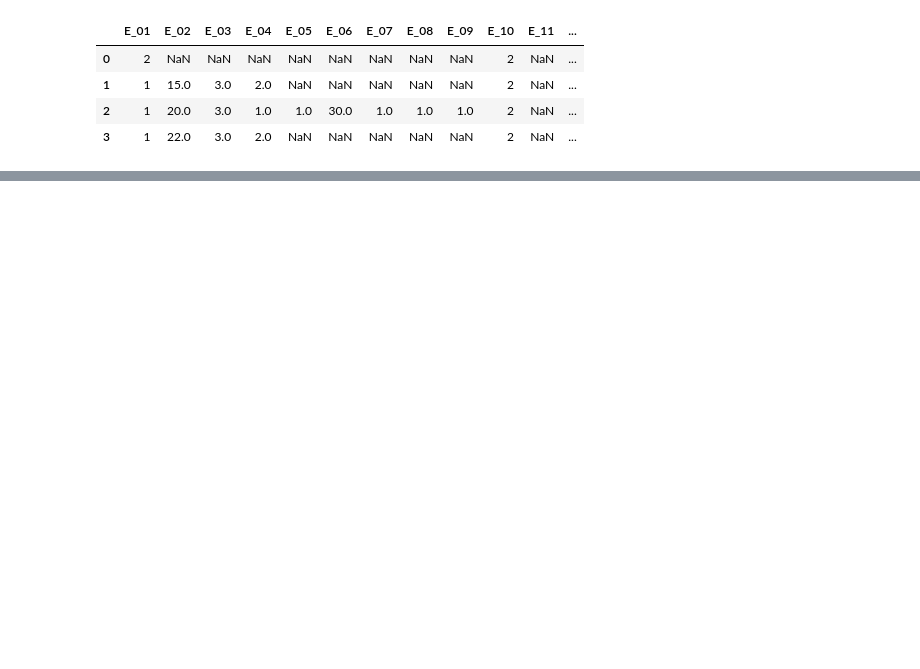
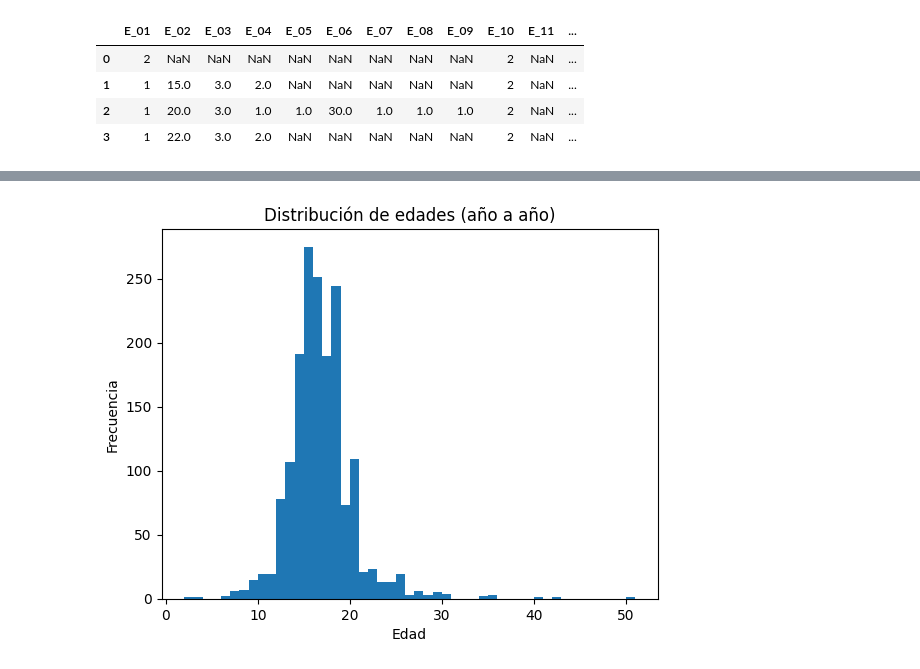
Before and after one commit to santiagovillamizarjaimes-collab/segundocorte, a Jupyter notebook: tareaultima.ipynb, the cells around one changed output, grey strips where cells are left out. Cells and saved outputs as stored; diff of their text form; code cells hidden in the pictures; blank space fills up the shorter version.

```diff
--- a/tareaultima.ipynb
+++ b/tareaultima.ipynb
@@ -33,0 +51,3 @@ NameError: name 'pd' is not defined
+# %%
+tabla_cigarrillo['frecuencia mensual'] = tabla_cigarrillo['frecuencia mensual'].fillna(0)
+tabla_cigarrillo.head(5)
@@ -33,0 +61,3 @@ NameError: name 'pd' is not defined
+# %%
+tabla_cigarrillo['frecuencia mensual_e'] = tabla_cigarrillo['frecuencia mensual_e'].fillna(0)
+tabla_cigarrillo.head(5)
@@ -33,0 +71,3 @@ NameError: name 'pd' is not defined
+# %%
+tabla_cigarrillo = tabla_cigarrillo.dropna()
+tabla_cigarrillo.head(5)
@@ -33,0 +83,5 @@ NameError: name 'pd' is not defined
+# %%
+tabla_cigarrillo['Consumo'] = tabla_cigarrillo['Consumo'].astype(str)
+tabla_cigarrillo['frecuencia mensual'] = tabla_cigarrillo['frecuencia mensual'].astype(str)
+tabla_cigarrillo['Consumo_e'] = tabla_cigarrillo['Consumo_e'].astype(str)
+tabla_cigarrillo['frecuencia mensual_e'] = tabla_cigarrillo['frecuencia mensual_e'].astype(str)
@@ -33,0 +100,24 @@ NameError: name 'pd' is not defined
+# %%
+import matplotlib.pyplot as plt
+import seaborn as sns
+import pandas as pd
+
+# Asegurar datos numéricos
+tabla_cigarrillo['edad'] = pd.to_numeric(tabla_cigarrillo['edad'], errors='coerce')
+
+# Eliminar nulos
+edad = tabla_cigarrillo['edad'].dropna()
+
+# Crear bins de 1 en 1 (año a año)
+bins = range(int(edad.min()), int(edad.max()) + 1)
+
+plt.figure()
+plt.hist(edad, bins=bins)
+
+plt.title("Distribución de edades (año a año)")
+plt.xlabel("Edad")
+plt.ylabel("Frecuencia")
+
+plt.show()
+# %% [output]
+[figure, added]
```
Also changed, not shown: parts of 18 cells of this notebook.
